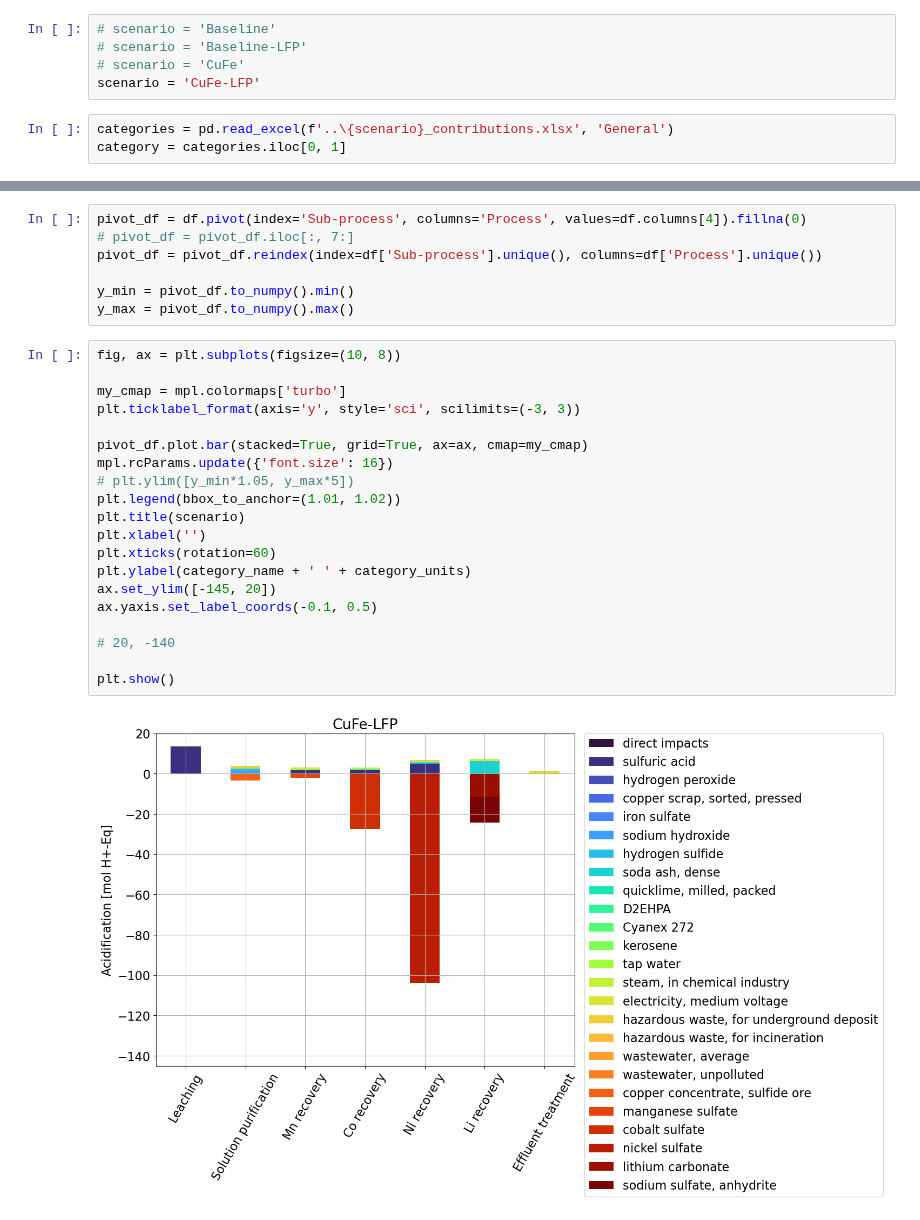
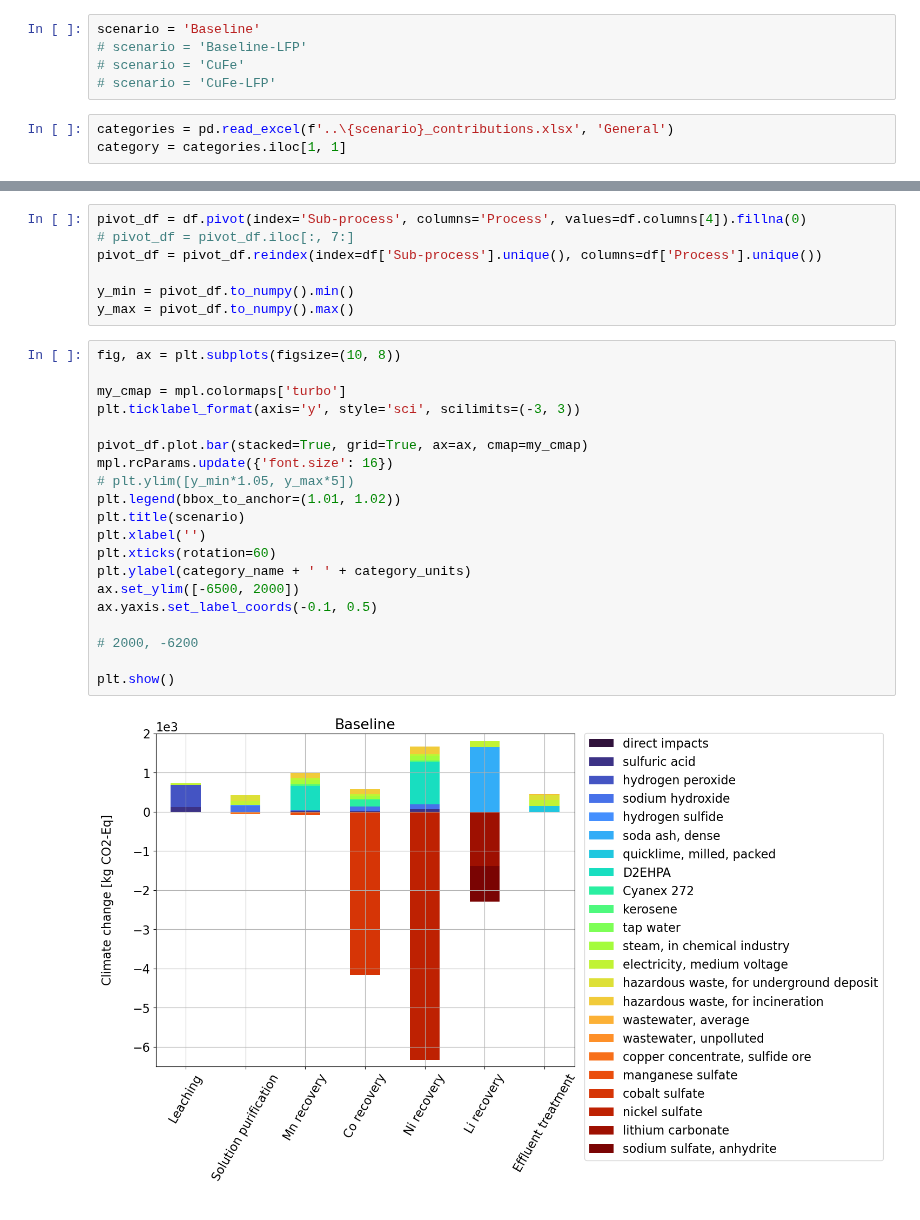
Before and after one commit to laphei/openlca-contributor, a Jupyter notebook: manual_contributor.ipynb, the cells around one changed output, grey strips where cells are left out. Saved outputs shown, nothing was run; the diff lists cells and outputs as text.

```diff
--- a/manual_contributor.ipynb
+++ b/manual_contributor.ipynb
@@ -13,13 +13,13 @@ import numpy as np
 import matplotlib.pyplot as plt
 import matplotlib as mpl
 # %%
-# scenario = 'Baseline'
+scenario = 'Baseline'
 # scenario = 'Baseline-LFP'
 # scenario = 'CuFe'
-scenario = 'CuFe-LFP'
+# scenario = 'CuFe-LFP'
 # %%
 categories = pd.read_excel(f'..\{scenario}_contributions.xlsx', 'General')
-category = categories.iloc[0, 1]
+category = categories.iloc[1, 1]
 # %%
 df = pd.read_excel(f'..\{scenario}_contributions.xlsx', category).dropna()
 
@@ -116,22 +116,22 @@ y_max = pivot_df.to_numpy().max()
 # %%
 fig, ax = plt.subplots(figsize=(10, 8))
 
 my_cmap = mpl.colormaps['turbo']
 plt.ticklabel_format(axis='y', style='sci', scilimits=(-3, 3))
 
 pivot_df.plot.bar(stacked=True, grid=True, ax=ax, cmap=my_cmap)
 mpl.rcParams.update({'font.size': 16})
 # plt.ylim([y_min*1.05, y_max*5])
 plt.legend(bbox_to_anchor=(1.01, 1.02))
 plt.title(scenario)
 plt.xlabel('')
 plt.xticks(rotation=60)
 plt.ylabel(category_name + ' ' + category_units)
-ax.set_ylim([-145, 20])
+ax.set_ylim([-6500, 2000])
 ax.yaxis.set_label_coords(-0.1, 0.5)
 
-# 20, -140
+# 2000, -6200
 
 plt.show()
 # %% [output]
-[figure, old version]
+[figure, new version]
```
